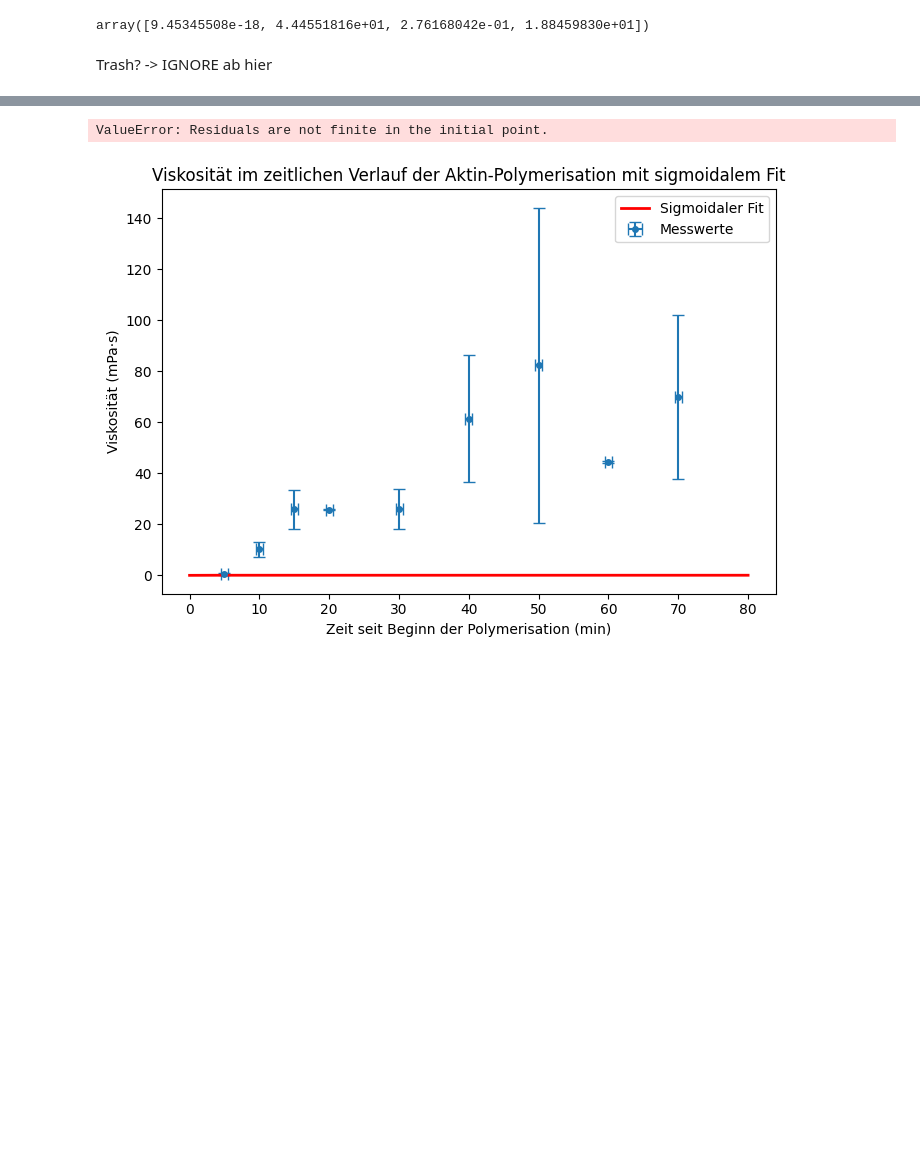
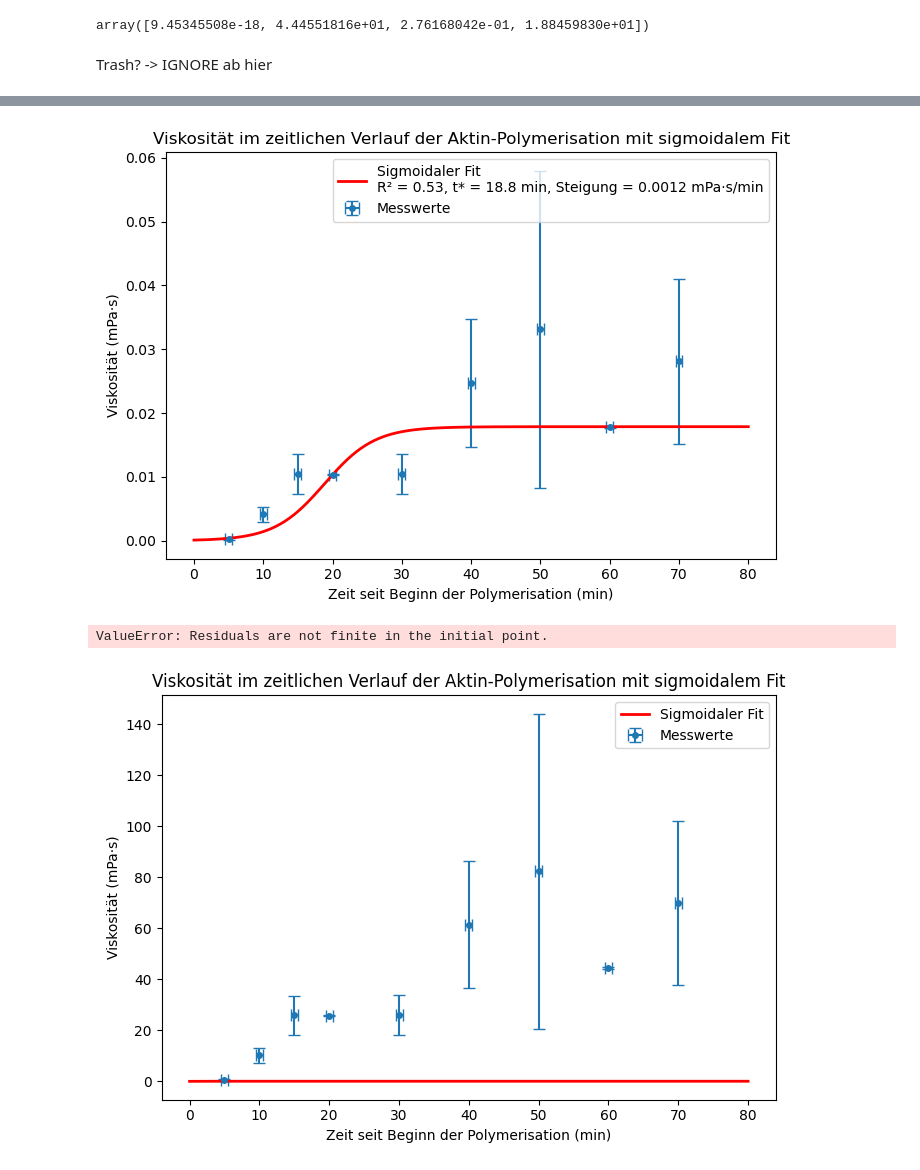
Before and after one commit to DaSch314/BPC-FILM, a Jupyter notebook: Aktinfitting1.ipynb, the cells around one changed output, grey strips where cells are left out. Cells and saved outputs as stored; diff of their text form; code cells hidden in the pictures; blank space fills up the shorter version.

Commit message:
Steigung und Wendepunkt

```diff
--- a/Aktinfitting1.ipynb
+++ b/Aktinfitting1.ipynb
@@ -850,3 +850,88 @@ Chi²_red   = 3.0412
 array([9.45345508e-18, 4.44551816e+01, 2.76168042e-01, 1.88459830e+01])
 # %% [markdown]
 Trash? -> IGNORE ab hier
+# %%
+import numpy as np
+from scipy.optimize import curve_fit
+import matplotlib.pyplot as plt
+
+def sigmoid(t, A, B, k, t0):
+    return A + (B - A) / (1 + np.exp(-k * (t - t0)))
+
+x = df_raw_rm_outlier["mean_time_min"].values
+y = df_raw_rm_outlier["viscosity_mPa_s"].values
+y_err = df_raw_rm_outlier["viscosity_error_mPa_s"].values
+
+lower_bounds = [0, 0.005, 0.0001, 0]
+upper_bounds = [0.02, 0.10, 1.0, 100]
+p0 = [0.001, 0.04, 0.1, 30]
+
+params, cov = curve_fit(
+    sigmoid,
+    x, y,
+    p0=p0,
+    bounds=(lower_bounds, upper_bounds),
+    sigma=y_err,
+    absolute_sigma=True,
+    maxfev=20000
+)
+
+A_fit, B_fit, k_fit, t0_fit = params
+
+t_fit = np.linspace(0, 80, 500)
+y_fit = sigmoid(t_fit, *params)
+
+# Gütemaße
+y_pred = sigmoid(x, *params)
+SS_res = np.sum((y - y_pred)**2)
+SS_tot = np.sum((y - np.mean(y))**2)
+R2 = 1 - SS_res / SS_tot
+
+RMSE = np.sqrt(np.mean((y - y_pred)**2))
+chi2 = np.sum(((y - y_pred) / y_err)**2)
+chi2_red = chi2 / (len(y) - len(params))
+
+# Wendepunkt & Steigung
+inflection_t = t0_fit
+slope_at_inflection = (B_fit - A_fit) * k_fit / 4.0
+
+print("Fit-Parameter:")
+print("A =", A_fit)
+print("B =", B_fit)
+print("k =", k_fit)
+print("t0 =", t0_fit)
+print(f"R² = {R2:.4f}")
+print("RMSE =", RMSE)
+print("Reduced Chi² =", chi2_red)
+print(f"Wendepunkt t* = {inflection_t:.3f} min")
+print(f"Steigung am Wendepunkt f'(t*) = {slope_at_inflection:.6f} mPa·s/min")
+
+# Plot
+plt.figure(figsize=(7, 5))
+
+plt.errorbar(
+    x, y,
+    xerr=df_raw["time_error_min"],
+    yerr=y_err,
+    fmt='o',
+    markersize=4,
+    capsize=4,
+    label="Messwerte"
+)
+
+fit_label = (
+    f"Sigmoidaler Fit\n"
+    f"R² = {R2:.2f}, "
+    f"t* = {inflection_t:.1f} min, "
+    f"Steigung = {slope_at_inflection:.4f} mPa·s/min"
+)
+
+plt.plot(t_fit, y_fit, "r-", label=fit_label, linewidth=2)
+
+plt.xlabel("Zeit seit Beginn der Polymerisation (min)")
+plt.ylabel("Viskosität (mPa·s)")
+plt.title("Viskosität im zeitlichen Verlauf der Aktin-Polymerisation mit sigmoidalem Fit")
+plt.legend()
+plt.tight_layout()
+plt.show()
+# %% [output]
@@ -853,3 +948,4 @@ Trash? -> IGNORE ab hier
+[figure, added]
 # %%
 import numpy as np
 from scipy.optimize import curve_fit
```
Also changed, not shown: parts of 1 cell of this notebook.
